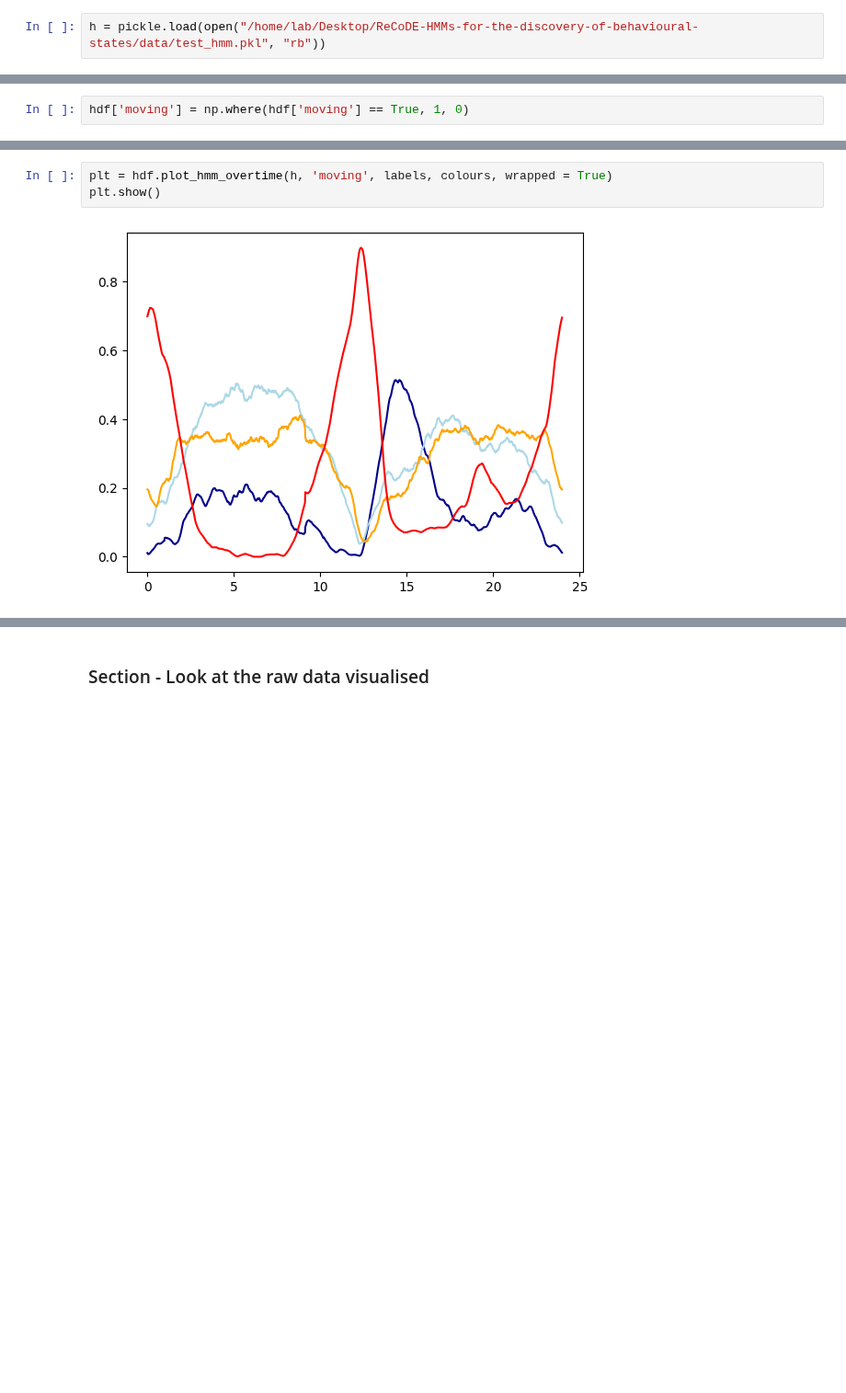
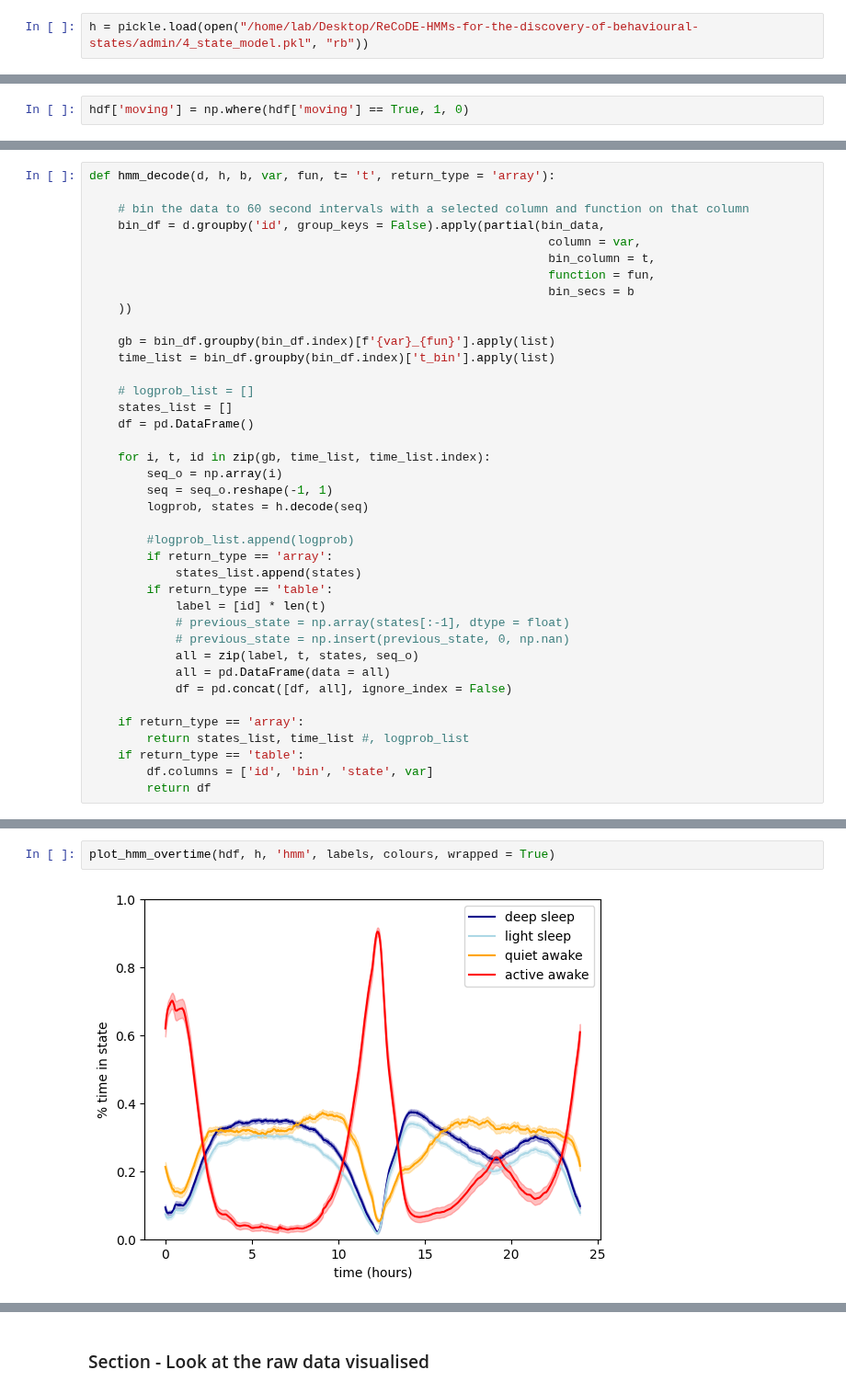
Before and after one commit to ImperialCollegeLondon/ReCoDE-HMMs-for-the-discovery-of-behavioural-states, a Jupyter notebook: notebooks/3_Visualising_the_results.ipynb, the cells around one changed output, grey strips where cells are left out. Shown at 92% size. Cells and saved outputs as stored; diff of their text form; blank space fills up the shorter version.

Commit message:
changes and plotting functions

```diff
--- a/notebooks/3_Visualising_the_results.ipynb
+++ b/notebooks/3_Visualising_the_results.ipynb
@@ -20,5 +20,5 @@ from hmm import HMM
 # %%
 hdf = HMM(data = df)
 # %%
-h = pickle.load(open("/home/lab/Desktop/ReCoDE-HMMs-for-the-discovery-of-behavioural-states/data/test_hmm.pkl", "rb"))
+h = pickle.load(open("/home/lab/Desktop/ReCoDE-HMMs-for-the-discovery-of-behavioural-states/admin/4_state_model.pkl", "rb"))
 # %%
@@ -46,0 +62,39 @@ hdf['moving'] = np.where(hdf['moving'] == True, 1, 0)
+# %%
+def hmm_decode(d, h, b, var, fun, t= 't', return_type = 'array'):
+
+    # bin the data to 60 second intervals with a selected column and function on that column
+    bin_df = d.groupby('id', group_keys = False).apply(partial(bin_data,
+                                                                column = var,
+                                                                bin_column = t,
+                                                                function = fun,
+                                                                bin_secs = b
+    ))
+
+    gb = bin_df.groupby(bin_df.index)[f'{var}_{fun}'].apply(list)
+    time_list = bin_df.groupby(bin_df.index)['t_bin'].apply(list)
+
+    # logprob_list = []
+    states_list = []
+    df = pd.DataFrame()
+
+    for i, t, id in zip(gb, time_list, time_list.index):
+        seq_o = np.array(i)
+        seq = seq_o.reshape(-1, 1)
+        logprob, states = h.decode(seq)
+
+        #logprob_list.append(logprob)
+        if return_type == 'array':
+            states_list.append(states)
+        if return_type == 'table':
+            label = [id] * len(t)
+            # previous_state = np.array(states[:-1], dtype = float)
+            # previous_state = np.insert(previous_state, 0, np.nan)
+            all = zip(label, t, states, seq_o)
+            all = pd.DataFrame(data = all)
+            df = pd.concat([df, all], ignore_index = False)
+
+    if return_type == 'array':
+        return states_list, time_list #, logprob_list
+    if return_type == 'table':
+        df.columns = ['id', 'bin', 'state', var]
+        return df
@@ -47,5 +164,4 @@ hdf['moving'] = np.where(hdf['moving'] == True, 1, 0)
 # %%
-plt = hdf.plot_hmm_overtime(h, 'moving', labels, colours, wrapped = True)
-plt.show()
+plot_hmm_overtime(hdf, h, 'hmm', labels, colours, wrapped = True)
 # %% [output]
-[figure, old version]
+[figure, new version]
```
Also changed, not shown: parts of 10 cells of this notebook, 4 other files.
